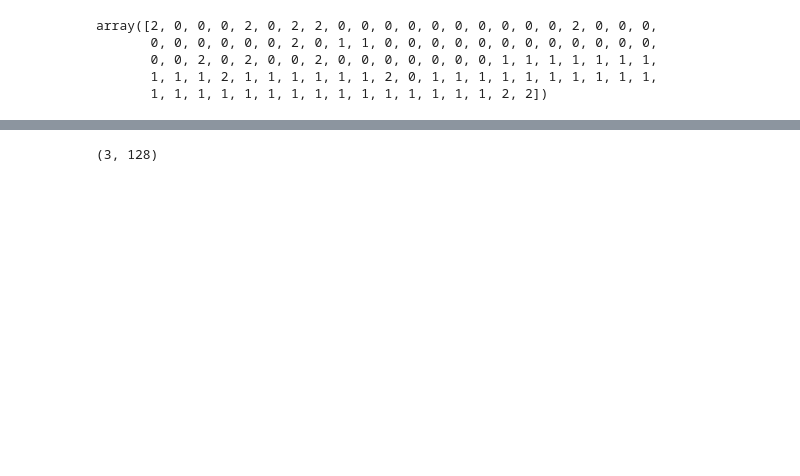
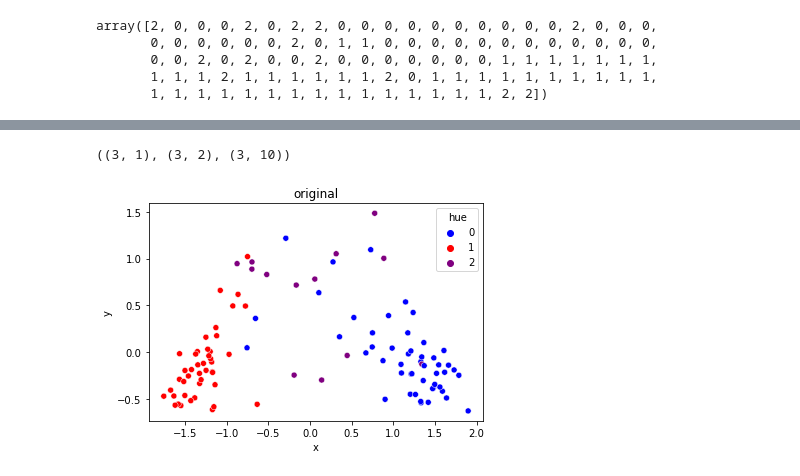
Before and after one commit to thunderock/debiaswe, a Jupyter notebook: graph_debiaswe/experiment.ipynb, the cells around one changed output, grey strips where cells are left out. Saved outputs shown, nothing was run; the diff lists cells and outputs as text; code cells hidden in the pictures; blank space fills up the shorter version.

Commit message:
almost done, need to be able to provide different gender direction

```diff
--- a/graph_debiaswe/experiment.ipynb
+++ b/graph_debiaswe/experiment.ipynb
@@ -20,7 +26,9 @@ array([2, 0, 0, 0, 2, 0, 2, 2, 0, 0, 0, 0, 0, 0, 0, 0, 0, 0, 2, 0, 0, 0,
        1, 1, 1, 2, 1, 1, 1, 1, 1, 1, 2, 0, 1, 1, 1, 1, 1, 1, 1, 1, 1, 1,
        1, 1, 1, 1, 1, 1, 1, 1, 1, 1, 1, 1, 1, 1, 1, 2, 2])
 # %%
-def plot_embs(emb, y, pallete=sns.color_palette("colorblind",), method='PCA'):
+def plot_embs(emb, y, pallete=None, method='PCA', title="no_idea"):
+    if not pallete:
+        pallete = {0: "blue", 1: "red", 2: "purple"}
     n = y.shape[0]
     if method == "PCA":
         xy = PCA(n_components=2).fit_transform(emb)
@@ -33,5 +41,6 @@ def plot_embs(emb, y, pallete=sns.color_palette("colorblind",), method='PCA'):
         "hue": y,
     })
     sns.scatterplot(df, x="x", y="y", hue="hue", palette=pallete )
+    plt.title(title)
 # %%
 # load
@@ -56,5 +74,11 @@ definitional = get_centroids(embs, y)
 # %%
 # gender specific nodes, these are used to figure out which nodes should be normalized,
-# in paper "nuetralization", in our case picking ones which have
+# in paper "neutralization", in our case picking ones which have closest to these centroid
+# for each group
+
+gender_specific_nodes = graph_utils.get_n_nearest_neighbors_for_nodes(
+    nodes=centroids,
+    embs=embs,
+    k=10,
+    metric='cosine'
+)
-# %% [output]
-(3, 128)
@@ -60,0 +89,4 @@ definitional = get_centroids(embs, y)
+# %%
+definitional.shape, equalize.shape, gender_specific_nodes.shape
+# %% [output]
+((3, 1), (3, 2), (3, 10))
@@ -60,0 +96,4 @@ definitional = get_centroids(embs, y)
+# %%
+plot_embs(embs, y, title="original")
+# %% [output]
+[figure, added]
```
Also changed, not shown: parts of 7 cells of this notebook, 4 other files.
